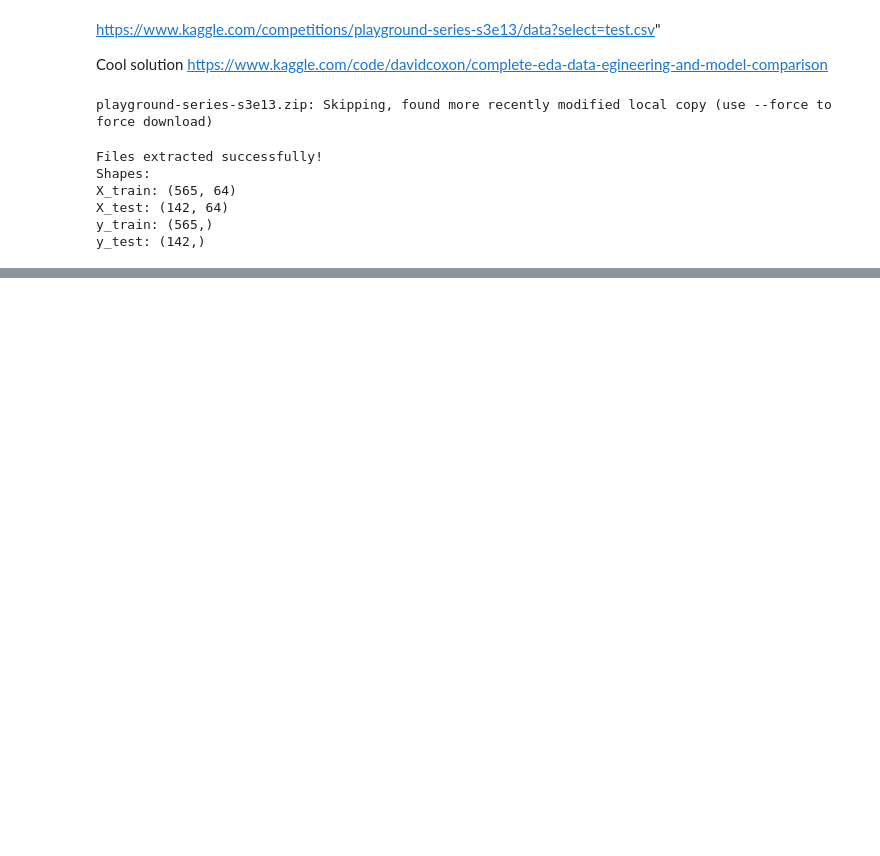
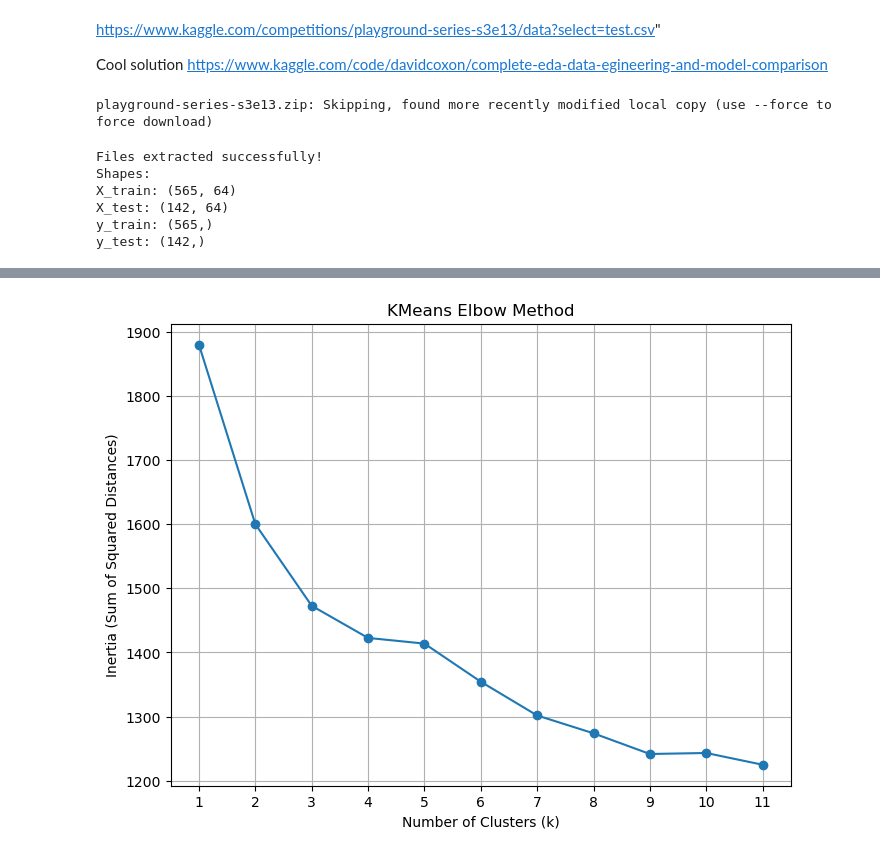
Before and after one commit to AlbertoArath/IA, a Jupyter notebook: MachineLearning/Projects/Classification_TabularVectorBorneDiseaseDataSet/VectorBorneDiseasePrediction_GridSearch_precision_score.ipynb, the cells around one changed output, grey strips where cells are left out. Cells and saved outputs as stored; diff of their text form; code cells hidden in the pictures; blank space fills up the shorter version.

Commit message:
K means approach

```diff
--- a/MachineLearning/Projects/Classification_TabularVectorBorneDiseaseDataSet/VectorBorneDiseasePrediction_GridSearch_precision_score.ipynb
+++ b/MachineLearning/Projects/Classification_TabularVectorBorneDiseaseDataSet/VectorBorneDiseasePrediction_GridSearch_precision_score.ipynb
@@ -338,0 +419,26 @@ Confusion Matrix:
+# %%
+from sklearn.cluster import AgglomerativeClustering, KMeans, DBSCAN, SpectralClustering
+
+
+inertia = []
+
+for k in range(1, 12):
+    kmeans = KMeans(n_clusters=k, random_state=42)
+    kmeans.fit(X_test)
+    inertia.append(kmeans.inertia_)
+
+# Plot the elbow curve to find the plateau
+plt.figure(figsize=(8, 6))
+plt.plot(range(1, 12), inertia, marker='o')
+plt.title('KMeans Elbow Method')
+plt.xlabel('Number of Clusters (k)')
+plt.ylabel('Inertia (Sum of Squared Distances)')
+plt.xticks(range(1, 12))
+
+plt.savefig("K means elbow", dpi=200)
+
+
+plt.grid(True)
+plt.show()
+# %% [output]
+[figure, added]
```
Also changed, not shown: parts of 4 cells of this notebook, 26 other files.
